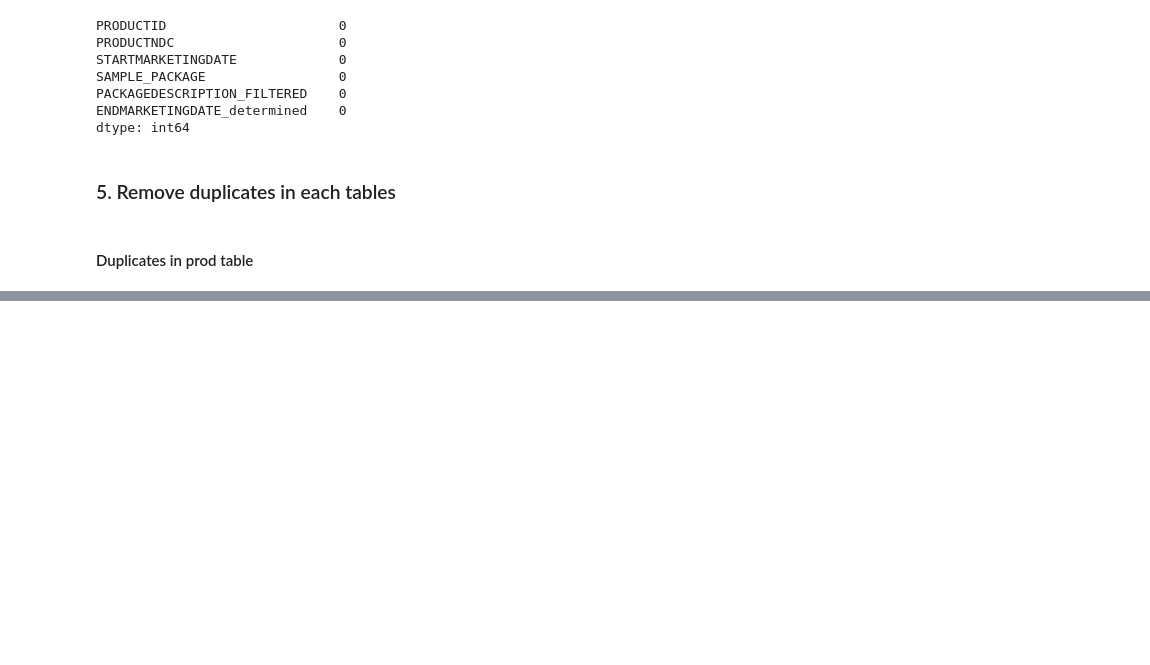
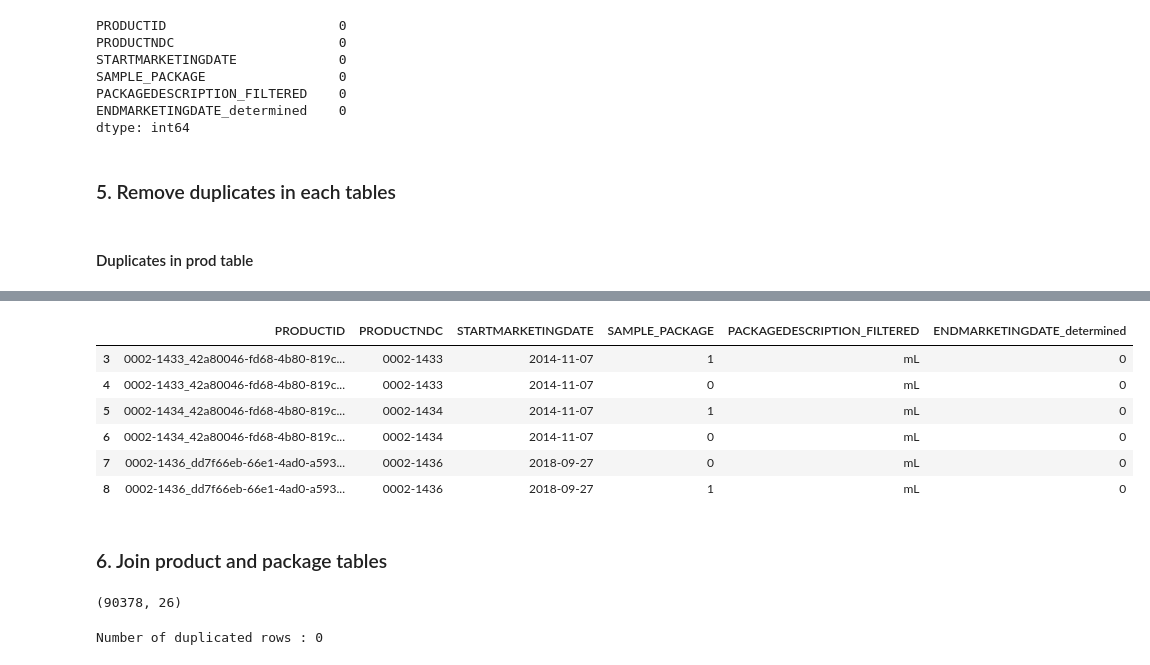
Before and after one commit to simlal/data-mining-assignments_bin710, a Jupyter notebook: dev2/tp2.ipynb, the cells around one changed output, grey strips where cells are left out. Saved outputs shown, nothing was run; the diff lists cells and outputs as text; code cells hidden in the pictures; blank space fills up the shorter version.

```diff
--- a/dev2/tp2.ipynb
+++ b/dev2/tp2.ipynb
@@ -1990,0 +2066,10 @@ dtype: int64
+# %%
+pack[pack["PRODUCTID"].duplicated(keep=False)].head(6)
+# %% [output]
+|  | PRODUCTID | PRODUCTNDC | STARTMARKETINGDATE | SAMPLE_PACKAGE | PACKAGEDESCRIPTION_FILTERED | ENDMARKETINGDATE_determined |
+| 3 | 0002-1433_42a80046-fd68-4b80-819c... | 0002-1433 | 2014-11-07 | 1 | mL | 0 |
+| 4 | 0002-1433_42a80046-fd68-4b80-819c... | 0002-1433 | 2014-11-07 | 0 | mL | 0 |
+| 5 | 0002-1434_42a80046-fd68-4b80-819c... | 0002-1434 | 2014-11-07 | 1 | mL | 0 |
+| 6 | 0002-1434_42a80046-fd68-4b80-819c... | 0002-1434 | 2014-11-07 | 0 | mL | 0 |
+| 7 | 0002-1436_dd7f66eb-66e1-4ad0-a593... | 0002-1436 | 2018-09-27 | 0 | mL | 0 |
+| 8 | 0002-1436_dd7f66eb-66e1-4ad0-a593... | 0002-1436 | 2018-09-27 | 1 | mL | 0 |
@@ -1990,0 +2078,2 @@ dtype: int64
+# %% [markdown]
+### 6. Join product and package tables
@@ -1990,0 +2082,8 @@ dtype: int64
+# %%
+rx_df.shape
+# %% [output]
+(90378, 26)
+# %%
+print(f"Number of duplicated rows : {rx_df.astype(str).duplicated().sum()}")
+# %% [output]
+Number of duplicated rows : 0
```
Also changed, not shown: parts of 27 cells of this notebook.
